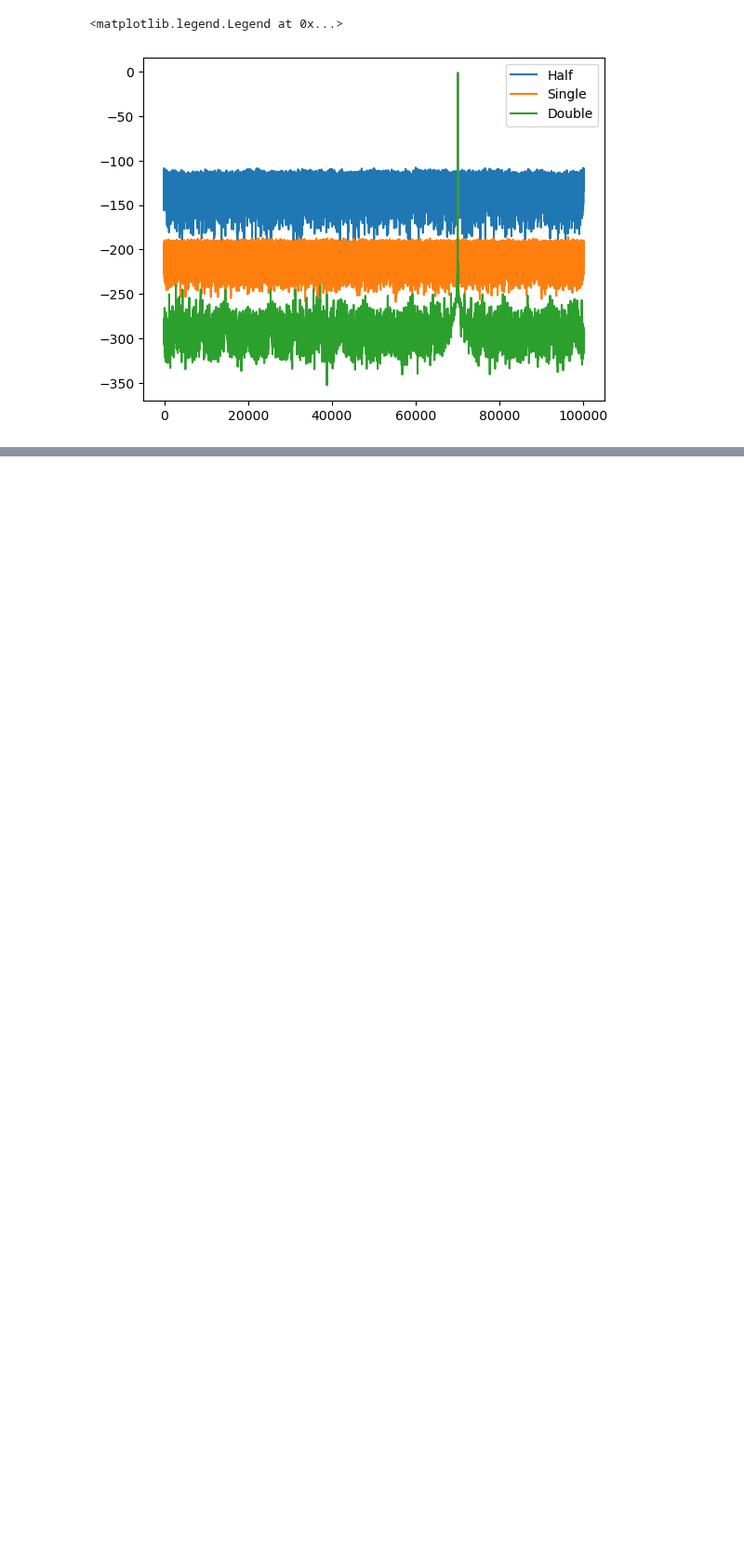
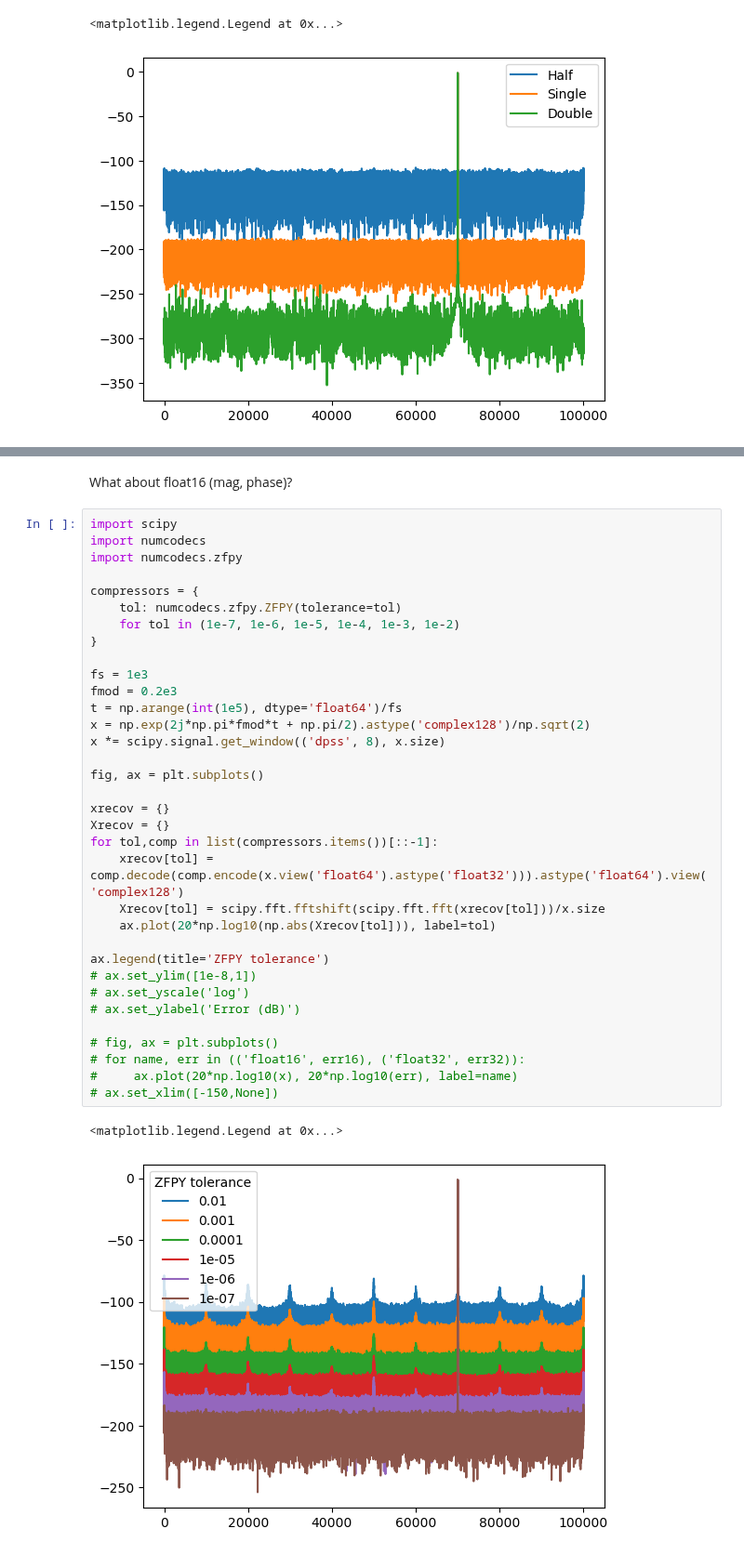
Before and after one commit to usnistgov/striqt, a Jupyter notebook: notebooks/background/float_precision.ipynb, the cells around one changed output, grey strips where cells are left out. Shown at 93% size. Drawn from its saved outputs; the diff is of its cells as text; blank space fills up the shorter version.

```diff
--- a/notebooks/background/float_precision.ipynb
+++ b/notebooks/background/float_precision.ipynb
@@ -81,0 +120,39 @@ ax.legend()
+# %% [markdown]
+What about float16 (mag, phase)?
+# %%
+import scipy
+import numcodecs
+import numcodecs.zfpy
+
+compressors = {
+    tol: numcodecs.zfpy.ZFPY(tolerance=tol)
+    for tol in (1e-7, 1e-6, 1e-5, 1e-4, 1e-3, 1e-2)
+}
+
+fs = 1e3
+fmod = 0.2e3
+t = np.arange(int(1e5), dtype='float64')/fs
+x = np.exp(2j*np.pi*fmod*t + np.pi/2).astype('complex128')/np.sqrt(2)
+x *= scipy.signal.get_window(('dpss', 8), x.size)
+
+fig, ax = plt.subplots()
+
+xrecov = {}
+Xrecov = {}
+for tol,comp in list(compressors.items())[::-1]:
+    xrecov[tol] = comp.decode(comp.encode(x.view('float64').astype('float32'))).astype('float64').view('complex128')
+    Xrecov[tol] = scipy.fft.fftshift(scipy.fft.fft(xrecov[tol]))/x.size
+    ax.plot(20*np.log10(np.abs(Xrecov[tol])), label=tol)
+
+ax.legend(title='ZFPY tolerance')
+# ax.set_ylim([1e-8,1])
+# ax.set_yscale('log')
+# ax.set_ylabel('Error (dB)')
+
+# fig, ax = plt.subplots()
+# for name, err in (('float16', err16), ('float32', err32)):
+#     ax.plot(20*np.log10(x), 20*np.log10(err), label=name)
+# ax.set_xlim([-150,None])
+# %% [output]
+<matplotlib.legend.Legend at 0x...>
+[figure, added]
```
Also changed, not shown: parts of 2 cells of this notebook, 12 other files.
